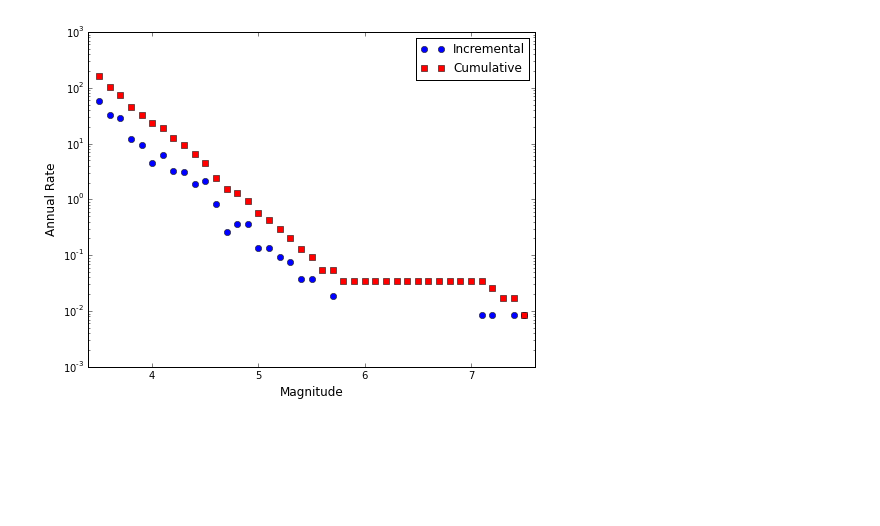
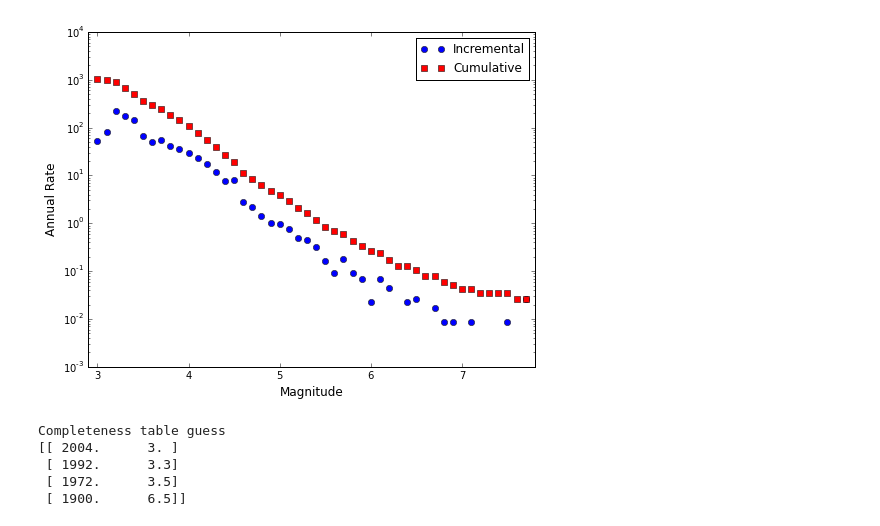
Before and after one commit to nackerley/MarmarisPSHA, a Jupyter notebook: sources/Combine Geometry and Seismicity.ipynb, the cells around one changed output. Drawn from its saved outputs; the diff is of its cells as text; code cells hidden in the pictures; blank space fills up the shorter version.

```diff
--- a/sources/Combine Geometry and Seismicity.ipynb
+++ b/sources/Combine Geometry and Seismicity.ipynb
@@ -21,7 +23,7 @@ target_lon = 28.25
 target_lat = 36.85
 
 sources_file = "../geology/MarmarisNearbySources21.xml"
-catalogue_filename = '../seismicity/output_homogenized_Marmaris.csv'
+catalogue_filename = '../seismicity/Marmaries-catalogue1_homogenised_cleaned.csv'
 # %%
 parser = CsvCatalogueParser(catalogue_filename) # From .csv to hmtk
 
@@ -51,8 +53,15 @@ cp.plot_magnitude_time_density(catalogue, 0.2, 2)
 # %%
-completeness_table_a = np.array([[1992, 3.5],
-                                 [1978, 4.0],
-                                 [1963, 5.0],
-                                 [1900, 7.0]])
-cp.plot_observed_recurrence(catalogue, completeness_table_a, 0.1)
+completeness_table_guess = np.array([[2004, 3.0],
+                                     [1992, 3.3],
+                                     [1972, 3.5],
+                                     [1900, 6.5]])
+cp.plot_observed_recurrence(catalogue, completeness_table_guess, 0.1)
+print 'Completeness table guess'
+print completeness_table_guess
 # %% [output]
-[figure, old version]
+[figure, new version]
+Completeness table guess
+[[ 2004.      3. ]
+ [ 1992.      3.3]
+ [ 1972.      3.5]
+ [ 1900.      6.5]]
```
Also changed, not shown: parts of 8 cells of this notebook, 5 other files.
